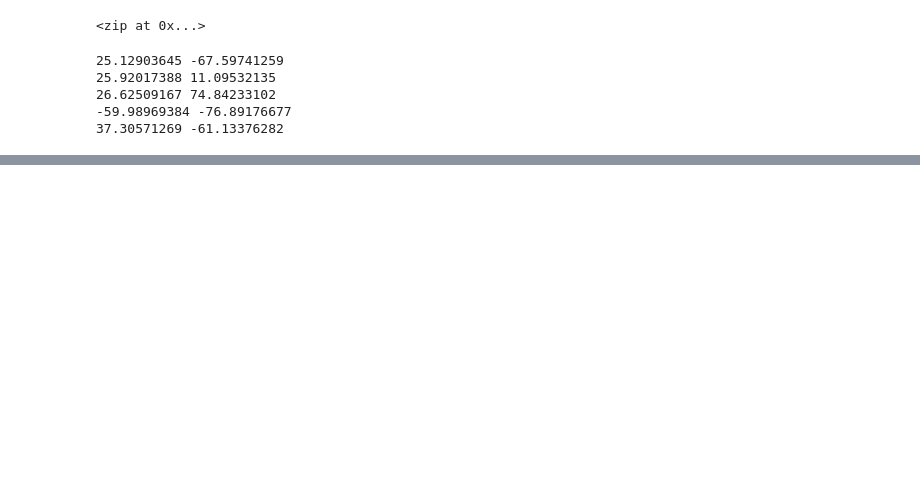
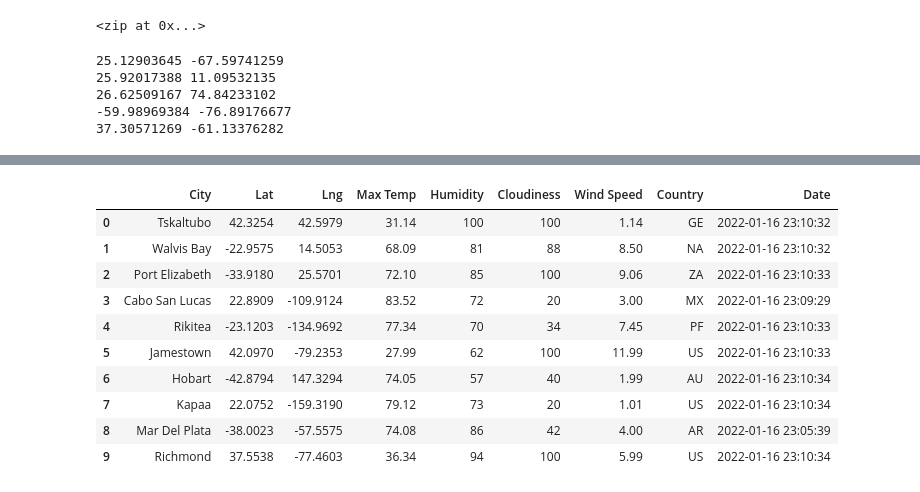
Before and after one commit to hiyabstefanos/World_Weather_Analysis, a Jupyter notebook: Weather_Database/WeatherPy.ipynb, the cells around one changed output, grey strips where cells are left out. Cells and saved outputs as stored; diff of their text form; code cells hidden in the pictures; blank space fills up the shorter version.

```diff
--- a/Weather_Database/WeatherPy.ipynb
+++ b/Weather_Database/WeatherPy.ipynb
@@ -71,0 +72,17 @@ len(cities)
+# %%
+# Import the time library and the datetime module from the datetime library
+import time
+from datetime import datetime
+import requests
+from config import weather_api_key
+url = "http://api.openweathermap.org/data/2.5/weather?units=Imperial&APPID=" + weather_api_key
+# %%
+# Create an empty list to hold the weather data.
+city_data = []
+# Print the beginning of the logging.
+print("Beginning Data Retrieval     ")
+print("-----------------------------")
+
+# Create counters.
+record_count = 1
+set_count = 1
@@ -71,0 +161,16 @@ len(cities)
+# %%
+# Convert the array of dictionaries to a Pandas DataFrame.
+city_data_df = pd.DataFrame(city_data)
+city_data_df.head(10)
+# %% [output]
+|  | City | Lat | Lng | Max Temp | Humidity | Cloudiness | Wind Speed | Country | Date |
+| 0 | Tskaltubo | 42.3254 | 42.5979 | 31.14 | 100 | 100 | 1.14 | GE | 2022-01-16 23:10:32 |
+| 1 | Walvis Bay | -22.9575 | 14.5053 | 68.09 | 81 | 88 | 8.50 | NA | 2022-01-16 23:10:32 |
+| 2 | Port Elizabeth | -33.9180 | 25.5701 | 72.10 | 85 | 100 | 9.06 | ZA | 2022-01-16 23:10:33 |
+| 3 | Cabo San Lucas | 22.8909 | -109.9124 | 83.52 | 72 | 20 | 3.00 | MX | 2022-01-16 23:09:29 |
+| 4 | Rikitea | -23.1203 | -134.9692 | 77.34 | 70 | 34 | 7.45 | PF | 2022-01-16 23:10:33 |
+| 5 | Jamestown | 42.0970 | -79.2353 | 27.99 | 62 | 100 | 11.99 | US | 2022-01-16 23:10:33 |
+| 6 | Hobart | -42.8794 | 147.3294 | 74.05 | 57 | 40 | 1.99 | AU | 2022-01-16 23:10:34 |
+| 7 | Kapaa | 22.0752 | -159.3190 | 79.12 | 73 | 20 | 1.01 | US | 2022-01-16 23:10:34 |
+| 8 | Mar Del Plata | -38.0023 | -57.5575 | 74.08 | 86 | 42 | 4.00 | AR | 2022-01-16 23:05:39 |
+| 9 | Richmond | 37.5538 | -77.4603 | 36.34 | 94 | 100 | 5.99 | US | 2022-01-16 23:10:34 |
```
Also changed, not shown: parts of 6 cells of this notebook, 12 other files.
